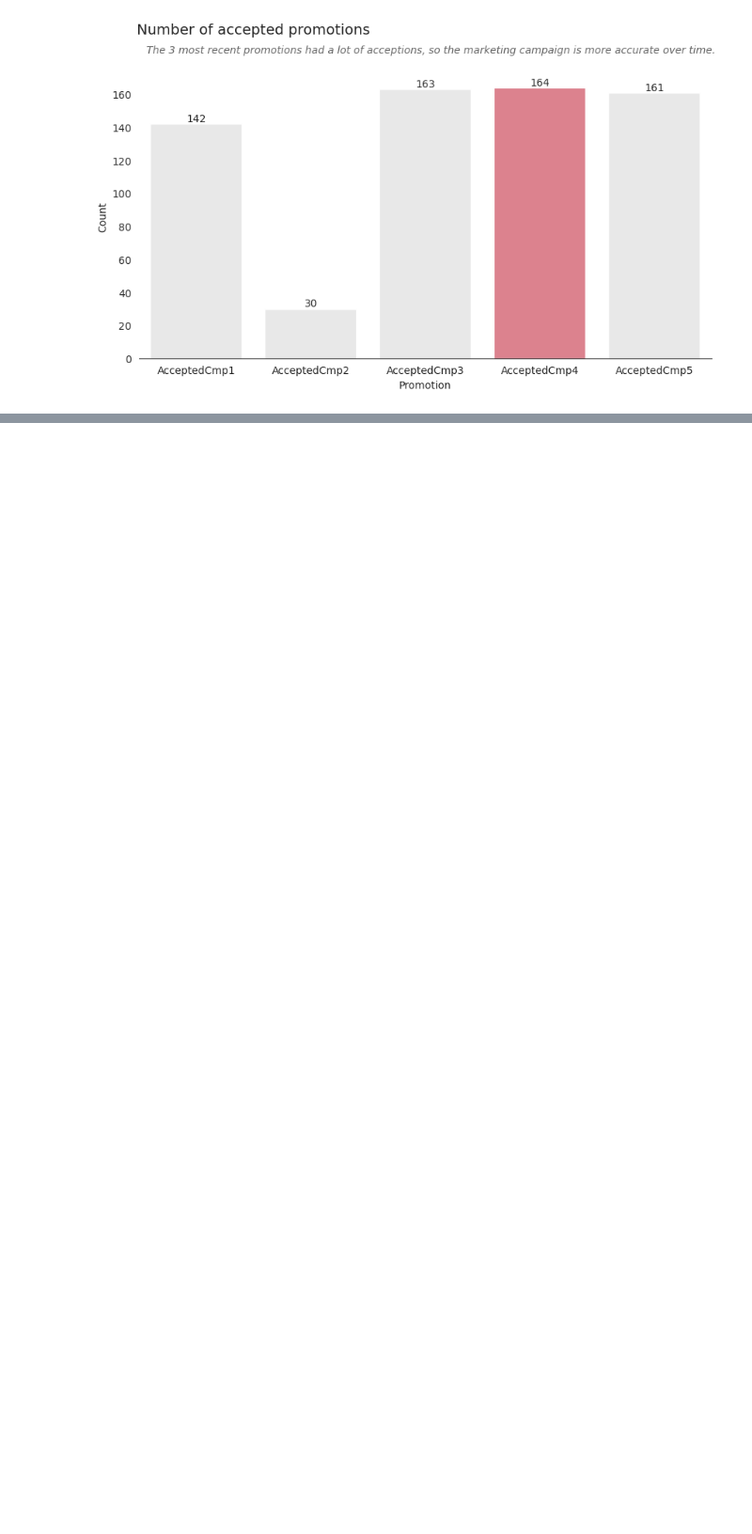
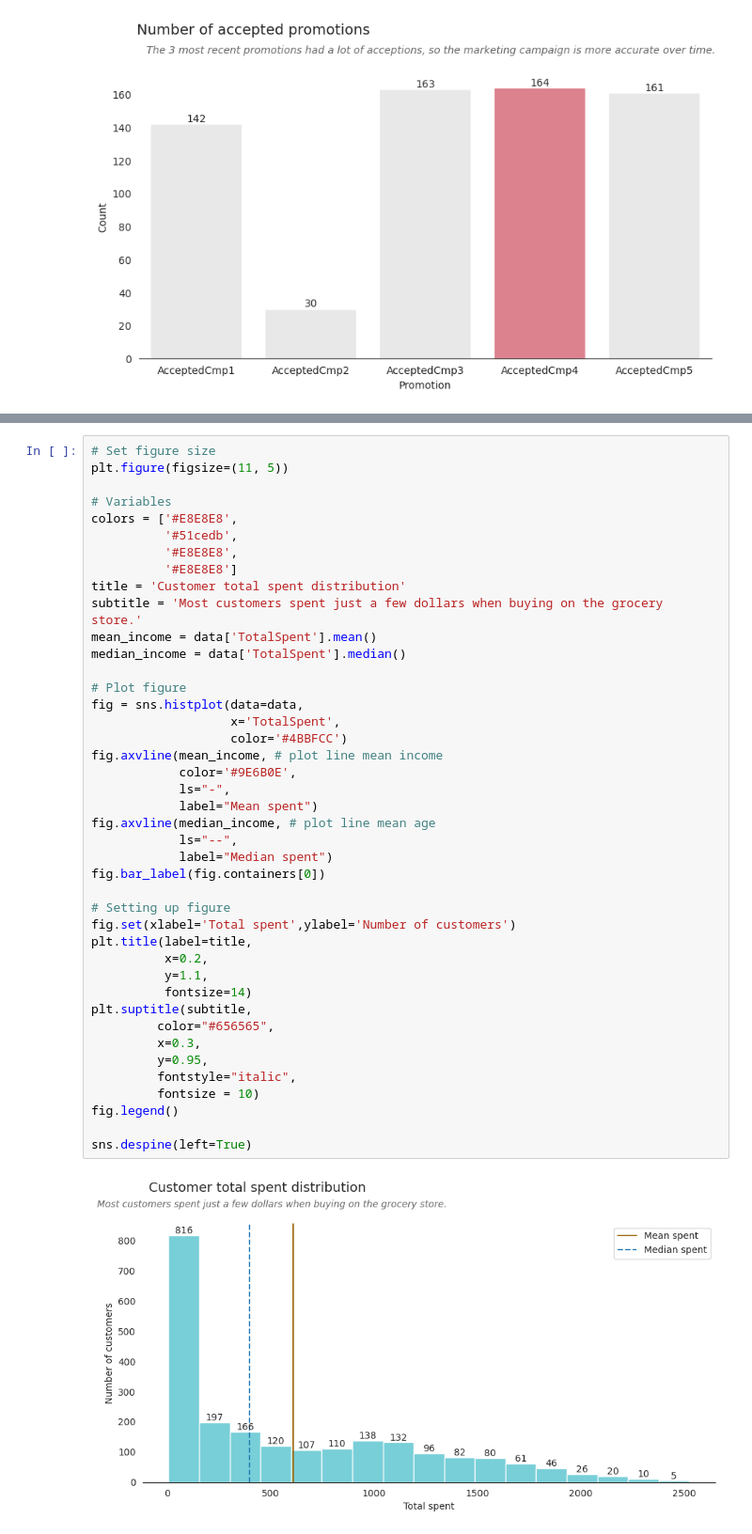
Before and after one commit to davi-santos/customer-segmentation, a Jupyter notebook: notebooks/2.0-davi-santos-exploratory_data_analysis.ipynb, the cells around one changed output, grey strips where cells are left out. Shown: that part at 94% size. Drawn from its saved outputs; the diff is of its cells as text; blank space fills up the shorter version.

```diff
--- a/notebooks/2.0-davi-santos-exploratory_data_analysis.ipynb
+++ b/notebooks/2.0-davi-santos-exploratory_data_analysis.ipynb
@@ -380,0 +424,44 @@ sns.despine(left=True)
+# %%
+# Set figure size
+plt.figure(figsize=(11, 5))
+
+# Variables
+colors = ['#E8E8E8',
+          '#51cedb',
+          '#E8E8E8',
+          '#E8E8E8']
+title = 'Customer total spent distribution'
+subtitle = 'Most customers spent just a few dollars when buying on the grocery store.'
+mean_income = data['TotalSpent'].mean()
+median_income = data['TotalSpent'].median()
+
+# Plot figure
+fig = sns.histplot(data=data,
+                   x='TotalSpent',
+                   color='#4BBFCC')
+fig.axvline(mean_income, # plot line mean income
+            color='#9E6B0E',
+            ls="-",
+            label="Mean spent")
+fig.axvline(median_income, # plot line mean age
+            ls="--",
+            label="Median spent")
+fig.bar_label(fig.containers[0])
+
+# Setting up figure
+fig.set(xlabel='Total spent',ylabel='Number of customers')
+plt.title(label=title,
+          x=0.2,
+          y=1.1,
+          fontsize=14)
+plt.suptitle(subtitle,
+         color="#656565",
+         x=0.3,
+         y=0.95,
+         fontstyle="italic",
+         fontsize = 10)
+fig.legend()
+
+sns.despine(left=True)
+# %% [output]
+[figure, new version]
```
Also changed, not shown: parts of 22 cells of this notebook, 1 other file.
